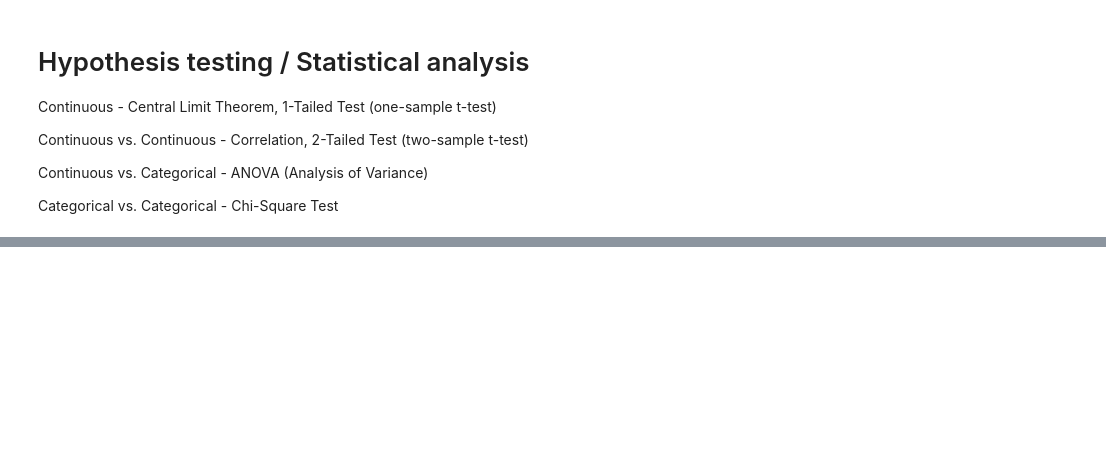
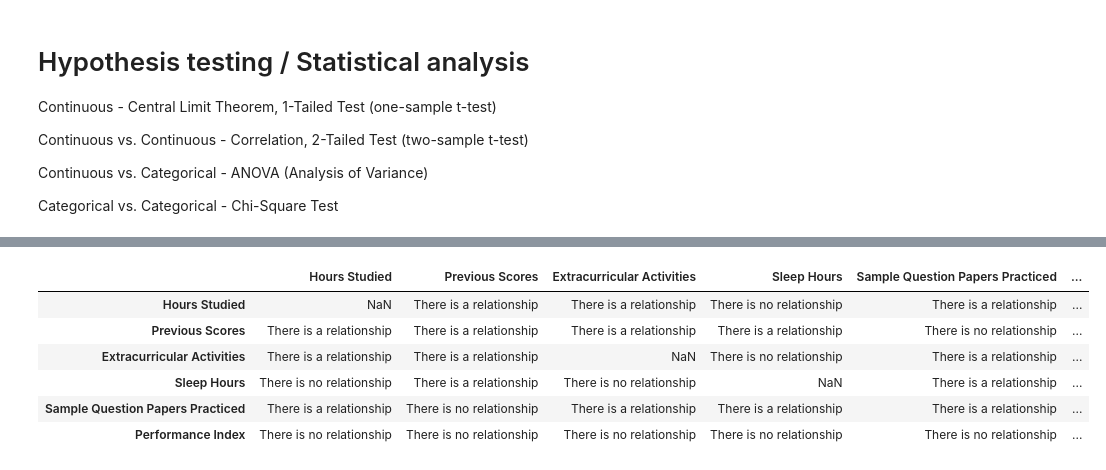
Before and after one commit to Saravanan-20G/Dataset8-Student_Performance, a Jupyter notebook: student_performance.ipynb, the cells around one changed output, grey strips where cells are left out. Drawn from its saved outputs; the diff is of its cells as text; code cells hidden in the pictures; blank space fills up the shorter version.

```diff
--- a/student_performance.ipynb
+++ b/student_performance.ipynb
@@ -159,0 +293,11 @@ ContinesColumn_result_df
+# %%
+
+comperativeColumn_result
+# %% [output]
+|  | Hours Studied | Previous Scores | Extracurricular Activities | Sleep Hours | Sample Question Papers Practiced | ... |
+| Hours Studied | NaN | There is a relationship | There is a relationship | There is no relationship | There is a relationship | ... |
+| Previous Scores | There is a relationship | There is a relationship | There is a relationship | There is a relationship | There is no relationship | ... |
+| Extracurricular Activities | There is a relationship | There is a relationship | NaN | There is no relationship | There is a relationship | ... |
+| Sleep Hours | There is no relationship | There is a relationship | There is no relationship | NaN | There is a relationship | ... |
+| Sample Question Papers Practiced | There is a relationship | There is no relationship | There is a relationship | There is a relationship | There is a relationship | ... |
+| Performance Index | There is no relationship | There is no relationship | There is no relationship | There is no relationship | There is no relationship | ... |
```
Also changed, not shown: parts of 12 cells of this notebook.
